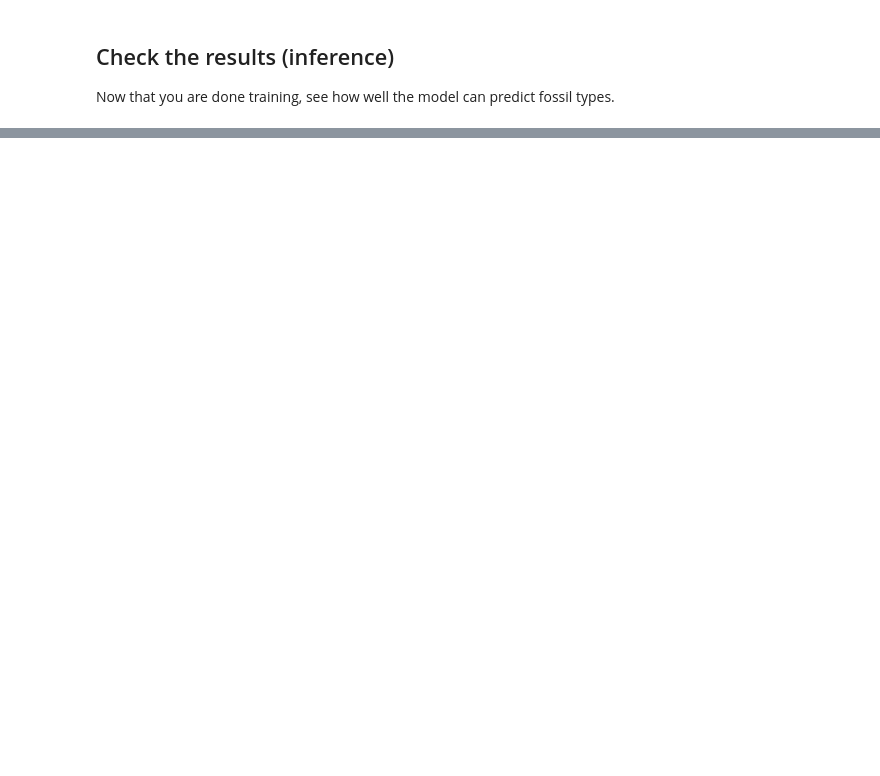
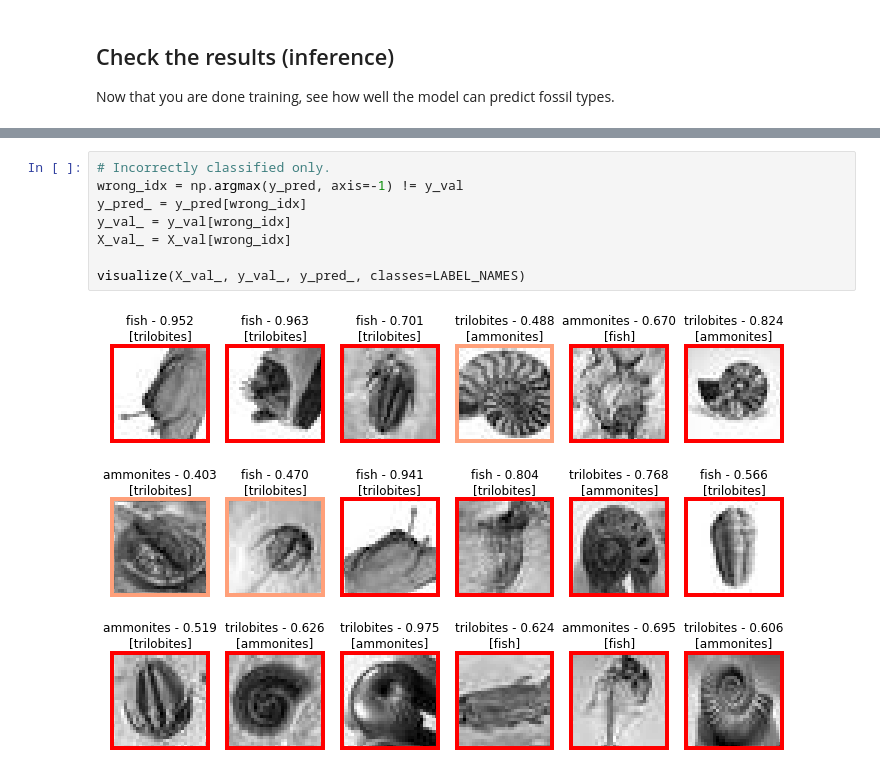
Before and after one commit to agilescientific/digilead, a Jupyter notebook: notebooks/0_Image_classification_on_the_cloud.ipynb, the cells around one changed output, grey strips where cells are left out. Saved outputs shown, nothing was run; the diff lists cells and outputs as text; blank space fills up the shorter version.

```diff
--- a/notebooks/0_Image_classification_on_the_cloud.ipynb
+++ b/notebooks/0_Image_classification_on_the_cloud.ipynb
@@ -187,0 +284,10 @@ plot_predictions(np.squeeze(X_val[:16]),
+# %%
+# Incorrectly classified only.
+wrong_idx = np.argmax(y_pred, axis=-1) != y_val
+y_pred_ = y_pred[wrong_idx]
+y_val_ = y_val[wrong_idx]
+X_val_ = X_val[wrong_idx]
+
+visualize(X_val_, y_val_, y_pred_, classes=LABEL_NAMES)
+# %% [output]
+[figure, added]
```
Also changed, not shown: parts of 12 cells of this notebook.
